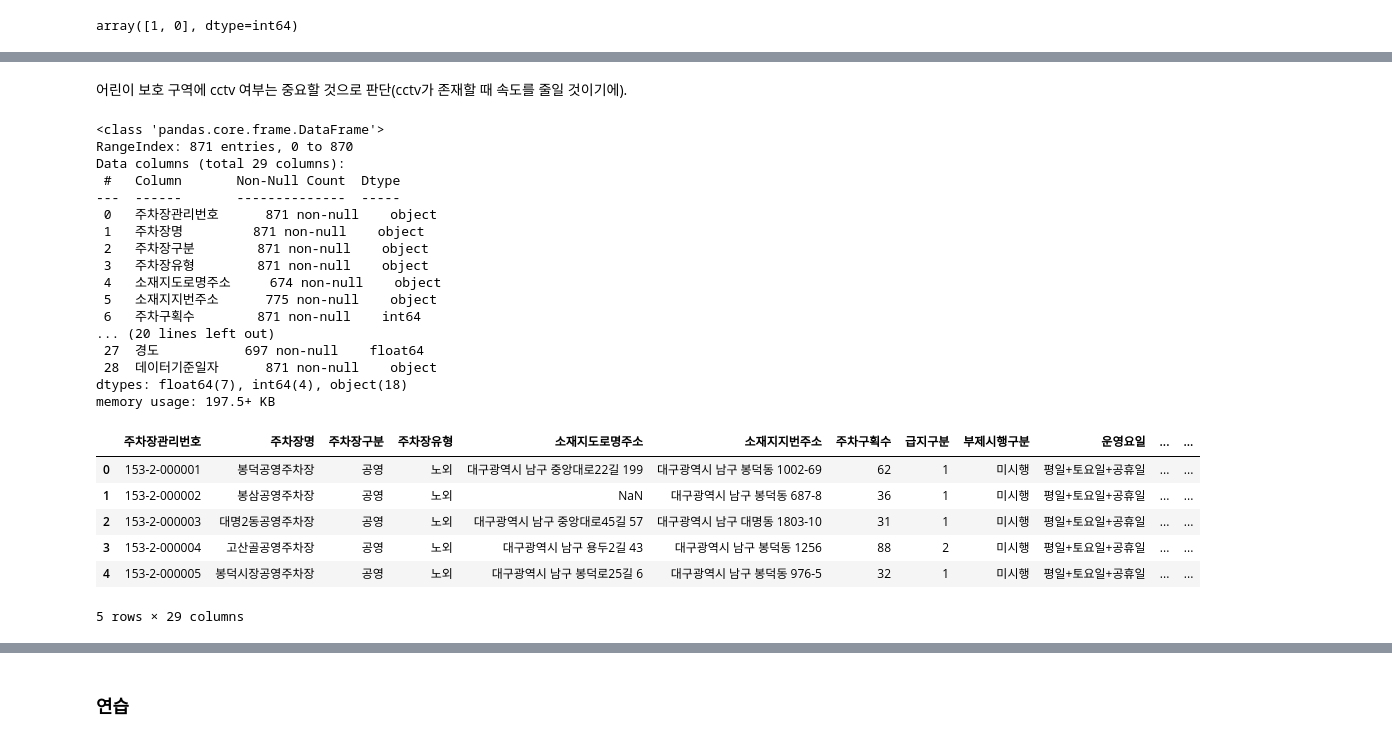
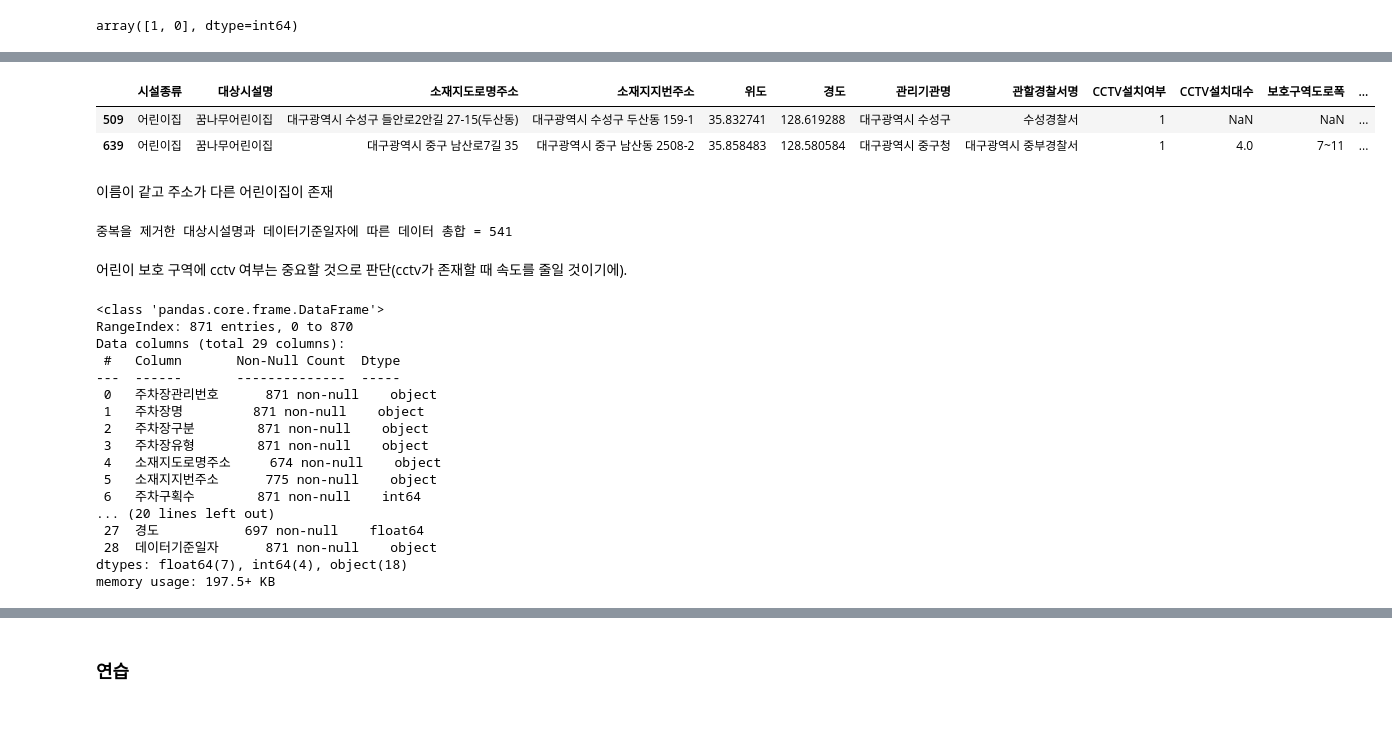
Before and after one commit to nyeokinyeoki/dacon_accident, a Jupyter notebook: accident.ipynb, the cells around one changed output, grey strips where cells are left out. Cells and saved outputs as stored; diff of their text form; code cells hidden in the pictures.

```diff
--- a/accident.ipynb
+++ b/accident.ipynb
@@ -447,3 +457,15 @@ Name: count, Length: 99, dtype: int64
+# %%
+child_dr[child_dr["대상시설명"]=="꿈나무어린이집"]
+# %% [output]
+|  | 시설종류 | 대상시설명 | 소재지도로명주소 | 소재지지번주소 | 위도 | 경도 | 관리기관명 | 관할경찰서명 | CCTV설치여부 | CCTV설치대수 | 보호구역도로폭 | ... |
+| 509 | 어린이집 | 꿈나무어린이집 | 대구광역시 수성구 들안로2안길 27-15(두산동) | 대구광역시 수성구 두산동 159-1 | 35.832741 | 128.619288 | 대구광역시 수성구 | 수성경찰서 | 1 | NaN | NaN | ... |
+| 639 | 어린이집 | 꿈나무어린이집 | 대구광역시 중구 남산로7길 35 | 대구광역시 중구 남산동 2508-2 | 35.858483 | 128.580584 | 대구광역시 중구청 | 대구광역시 중부경찰서 | 1 | 4.0 | 7~11 | ... |
+# %% [markdown]
+이름이 같고 주소가 다른 어린이집이 존재
+# %%
+print("중복을 제거한 대상시설명과 데이터기준일자에 따른 데이터 총합 =", child_dr[["대상시설명","데이터기준일자"]].value_counts().sum())
+# %% [output]
+중복을 제거한 대상시설명과 데이터기준일자에 따른 데이터 총합 = 541
 # %% [markdown]
 어린이 보호 구역에 cctv 여부는 중요할 것으로 판단(cctv가 존재할 때 속도를 줄일 것이기에).
 # %%
@@ -452,7 +474,7 @@ Name: count, Length: 99, dtype: int64
 parking = pd.read_csv("./data/external_open/대구 주차장 정보.csv", encoding='cp949')
 
 parking.info()
-parking.head()
+# parking.head()
 # %% [output]
 <class 'pandas.core.frame.DataFrame'>
 RangeIndex: 871 entries, 0 to 870
@@ -471,13 +493,6 @@ Data columns (total 29 columns):
  28  데이터기준일자      871 non-null    object
 dtypes: float64(7), int64(4), object(18)
 memory usage: 197.5+ KB
-|  | 주차장관리번호 | 주차장명 | 주차장구분 | 주차장유형 | 소재지도로명주소 | 소재지지번주소 | 주차구획수 | 급지구분 | 부제시행구분 | 운영요일 | ... | ... |
-| 0 | 153-2-000001 | 봉덕공영주차장 | 공영 | 노외 | 대구광역시 남구 중앙대로22길 199 | 대구광역시 남구 봉덕동 1002-69 | 62 | 1 | 미시행 | 평일+토요일+공휴일 | ... | ... |
-| 1 | 153-2-000002 | 봉삼공영주차장 | 공영 | 노외 | NaN | 대구광역시 남구 봉덕동 687-8 | 36 | 1 | 미시행 | 평일+토요일+공휴일 | ... | ... |
-| 2 | 153-2-000003 | 대명2동공영주차장 | 공영 | 노외 | 대구광역시 남구 중앙대로45길 57 | 대구광역시 남구 대명동 1803-10 | 31 | 1 | 미시행 | 평일+토요일+공휴일 | ... | ... |
-| 3 | 153-2-000004 | 고산골공영주차장 | 공영 | 노외 | 대구광역시 남구 용두2길 43 | 대구광역시 남구 봉덕동 1256 | 88 | 2 | 미시행 | 평일+토요일+공휴일 | ... | ... |
-| 4 | 153-2-000005 | 봉덕시장공영주차장 | 공영 | 노외 | 대구광역시 남구 봉덕로25길 6 | 대구광역시 남구 봉덕동 976-5 | 32 | 1 | 미시행 | 평일+토요일+공휴일 | ... | ... |
-5 rows × 29 columns
 # %%
 # 각 외부 데이터의 주소를 대구광역시-구-동 까지만 표현
 
```
Also changed, not shown: parts of 16 cells of this notebook.
